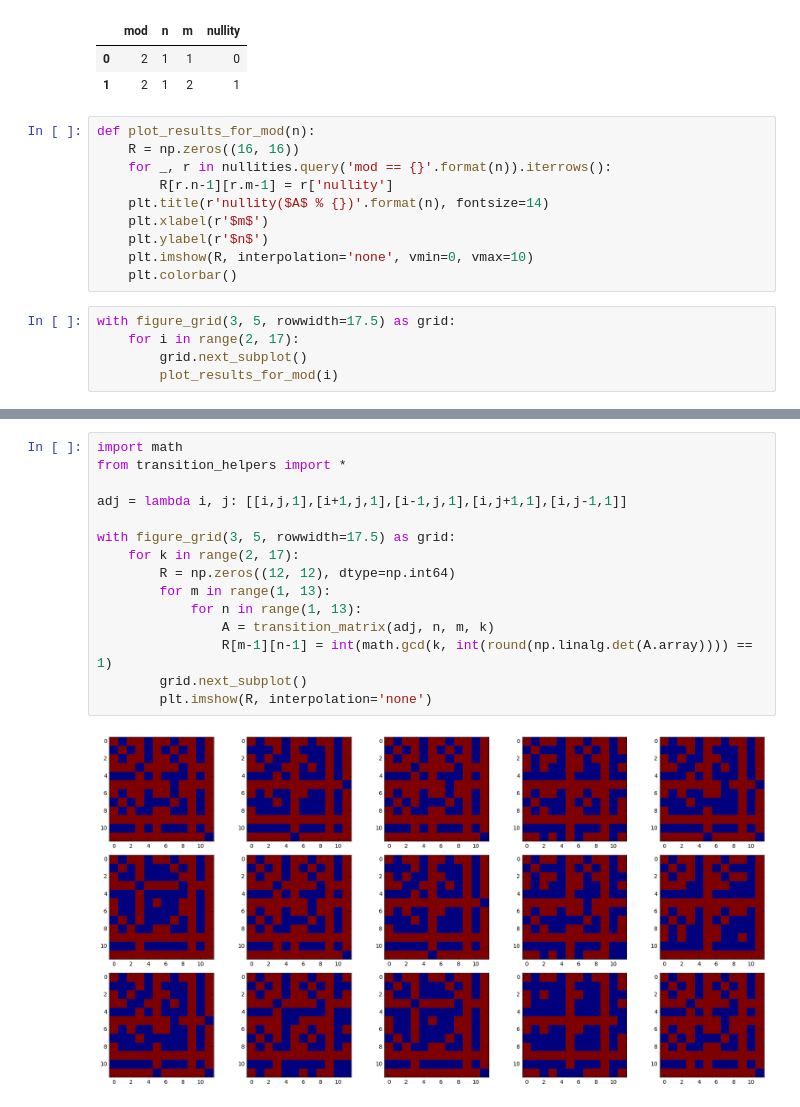
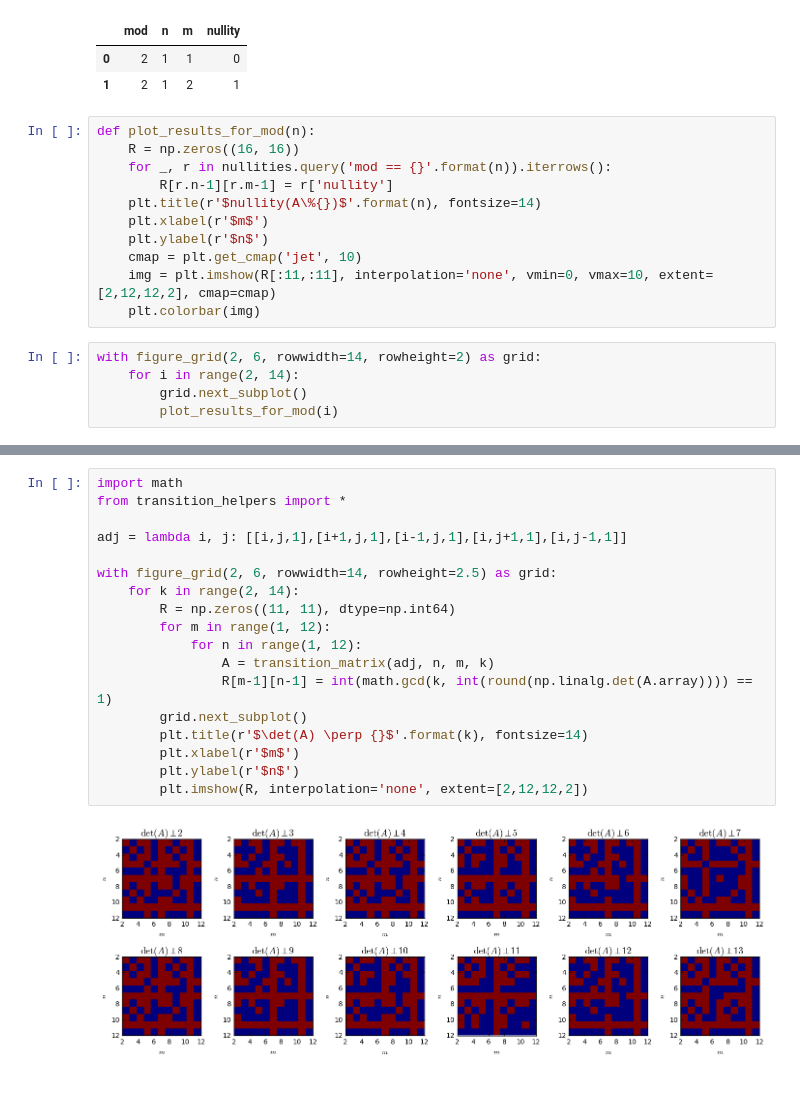
Before and after one commit to asross/am205-fproj, a Jupyter notebook: nullity-visualizations.ipynb, the cells around one changed output, grey strips where cells are left out. Saved outputs shown, nothing was run; the diff lists cells and outputs as text.

```diff
--- a/nullity-visualizations.ipynb
+++ b/nullity-visualizations.ipynb
@@ -15,14 +15,15 @@ def plot_results_for_mod(n):
     R = np.zeros((16, 16))
     for _, r in nullities.query('mod == {}'.format(n)).iterrows():
         R[r.n-1][r.m-1] = r['nullity']
-    plt.title(r'nullity($A$ % {})'.format(n), fontsize=14)
+    plt.title(r'$nullity(A\%{})$'.format(n), fontsize=14)
     plt.xlabel(r'$m$')
     plt.ylabel(r'$n$')
-    plt.imshow(R, interpolation='none', vmin=0, vmax=10)
-    plt.colorbar()
+    cmap = plt.get_cmap('jet', 10)
+    img = plt.imshow(R[:11,:11], interpolation='none', vmin=0, vmax=10, extent=[2,12,12,2], cmap=cmap)
+    plt.colorbar(img)
 # %%
-with figure_grid(3, 5, rowwidth=17.5) as grid:
-    for i in range(2, 17):
+with figure_grid(2, 6, rowwidth=14, rowheight=2) as grid:
+    for i in range(2, 14):
         grid.next_subplot()
         plot_results_for_mod(i)
 # %% [output]
@@ -30,17 +31,20 @@ with figure_grid(3, 5, rowwidth=17.5) as grid:
 # %%
 import math
 from transition_helpers import *
 
 adj = lambda i, j: [[i,j,1],[i+1,j,1],[i-1,j,1],[i,j+1,1],[i,j-1,1]]
 
-with figure_grid(3, 5, rowwidth=17.5) as grid:
-    for k in range(2, 17):
-        R = np.zeros((12, 12), dtype=np.int64)
-        for m in range(1, 13):
-            for n in range(1, 13):
+with figure_grid(2, 6, rowwidth=14, rowheight=2.5) as grid:
+    for k in range(2, 14):
+        R = np.zeros((11, 11), dtype=np.int64)
+        for m in range(1, 12):
+            for n in range(1, 12):
                 A = transition_matrix(adj, n, m, k)
                 R[m-1][n-1] = int(math.gcd(k, int(round(np.linalg.det(A.array)))) == 1)
         grid.next_subplot()
-        plt.imshow(R, interpolation='none')
+        plt.title(r'$\det(A) \perp {}$'.format(k), fontsize=14)
+        plt.xlabel(r'$m$')
+        plt.ylabel(r'$n$')
+        plt.imshow(R, interpolation='none', extent=[2,12,12,2])
 # %% [output]
-[figure, old version]
+[figure, new version]
```
Also changed, not shown: parts of 1 cell of this notebook, 4 other files.
